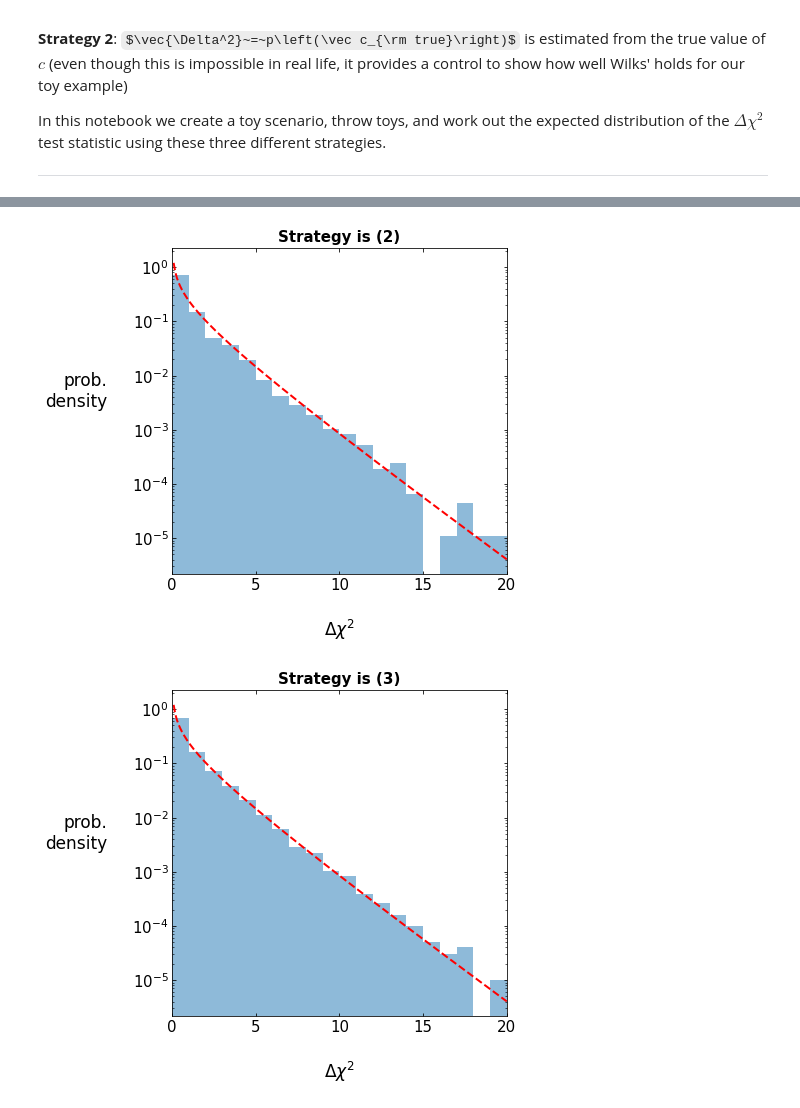
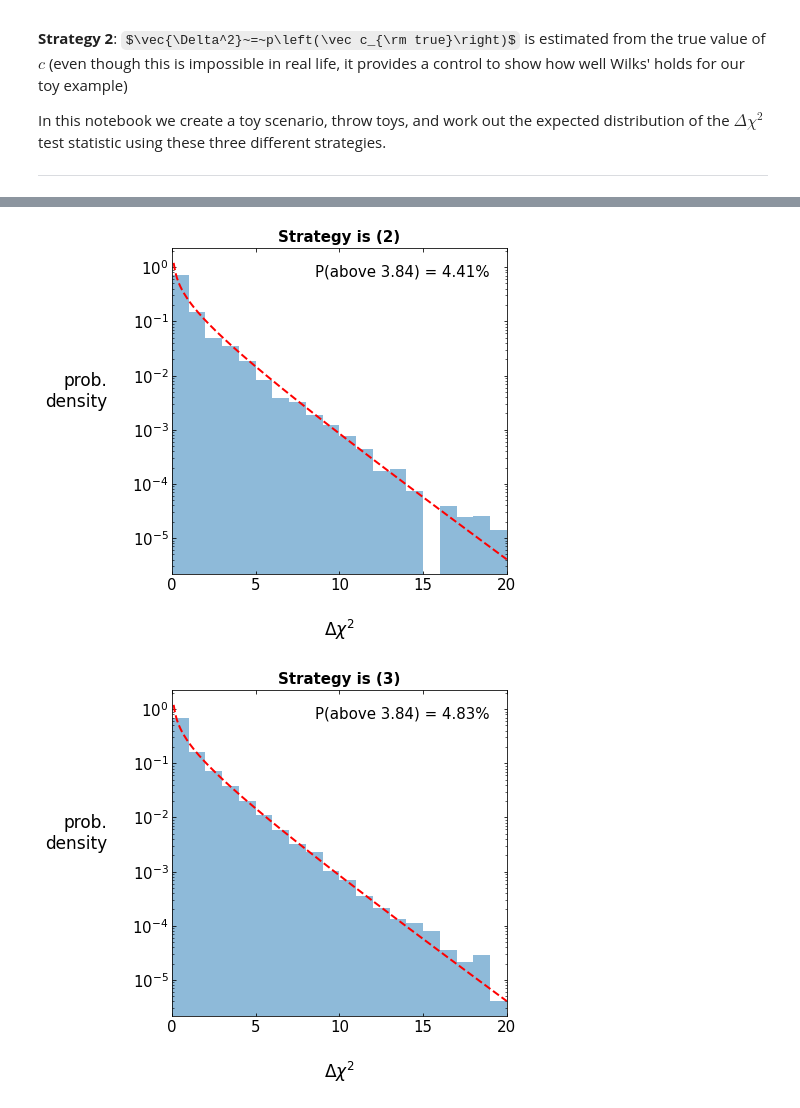
Before and after one commit to darrendavidprice/science-discovery, a Jupyter notebook: SM-sandbox/misc/emily_stats_tests/Comparison_of_different_variance_estimators.ipynb, the cells around one changed output, grey strips where cells are left out. Cells and saved outputs as stored; diff of their text form; code cells hidden in the pictures; some formulas as TeX source.

Commit message:
Adding frac above 95% exp

```diff
--- a/SM-sandbox/misc/emily_stats_tests/Comparison_of_different_variance_estimators.ipynb
+++ b/SM-sandbox/misc/emily_stats_tests/Comparison_of_different_variance_estimators.ipynb
@@ -41,7 +41,7 @@ SM_values      = np.array([15, 30])     # Differential event yields for SM (>20
 EFT_lin_values = np.array([2 , 7 ])     # Additional event yields per unit Wilson coefficient
 
 c_true    = 0.                # True Wilson coefficient value
-num_toys  = int(1e5)          # Number of toys to throw
+num_toys  = int(1e6)          # Number of toys to throw
 toys_type = "poisson"         # Distribution to throw toys from, choose from [poisson, gaussian]
 
 migrad_precision = 1e-3      # Precision of migrad (lower number -> more precise min-chi2 estimate)
@@ -172,6 +172,12 @@ def make_plot (dchi2_vals, strategy, upper_lim=20) :
     ax.set_ylabel("prob.\ndensity" , fontsize=17, labelpad=25, rotation=0, ha="right")
     ax.set_title(f"Strategy is {strategy}", fontsize=15, weight="bold")
 
+    xx = np.linspace(3, 4.5, 1001)
+    yy = stats.chi2.cdf(xx, df=1)
+    lvl_95pct = np.interp(0.95, yy, xx)
+    num_above_95pct = len([True for v in dchi2_vals if v > lvl_95pct])
+    ax.text(0.95, 0.95, f"P(above {lvl_95pct:.2f}) = {100.*num_above_95pct/len(dchi2_vals):.2f}%", ha="right", va="top", fontsize=15, transform=ax.transAxes)
+
     plt.show()
 
 make_plot(dchi_strat1, "(1)")
@@ -182,2 +188,2 @@ make_plot(dchi_strat3, "(3)")
-[figure, old version]
+[figure, new version]
-[figure, old version]
+[figure, new version]
```
Also changed, not shown: parts of 2 cells of this notebook.
